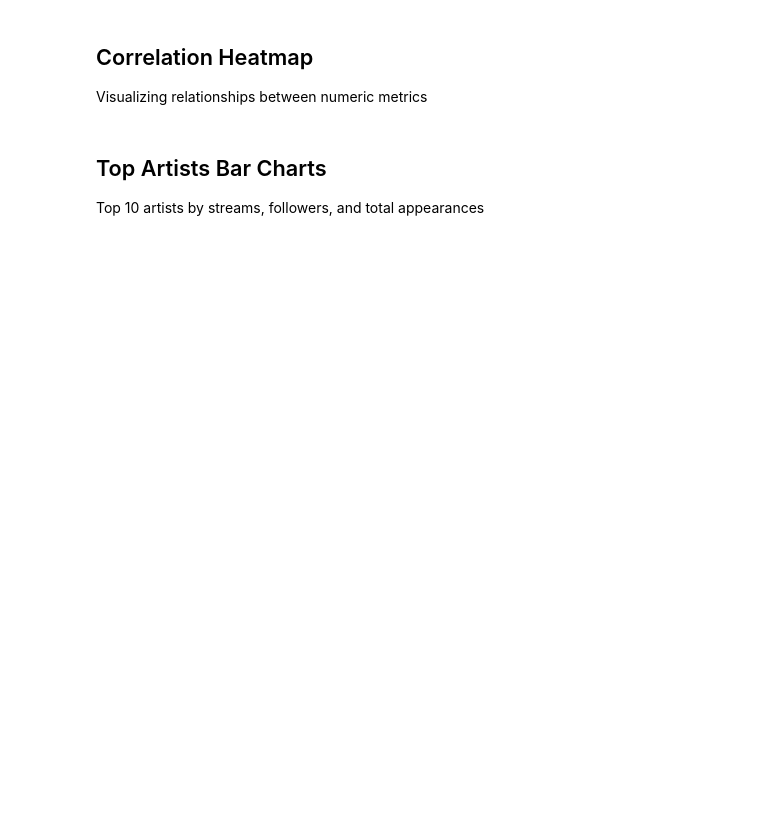
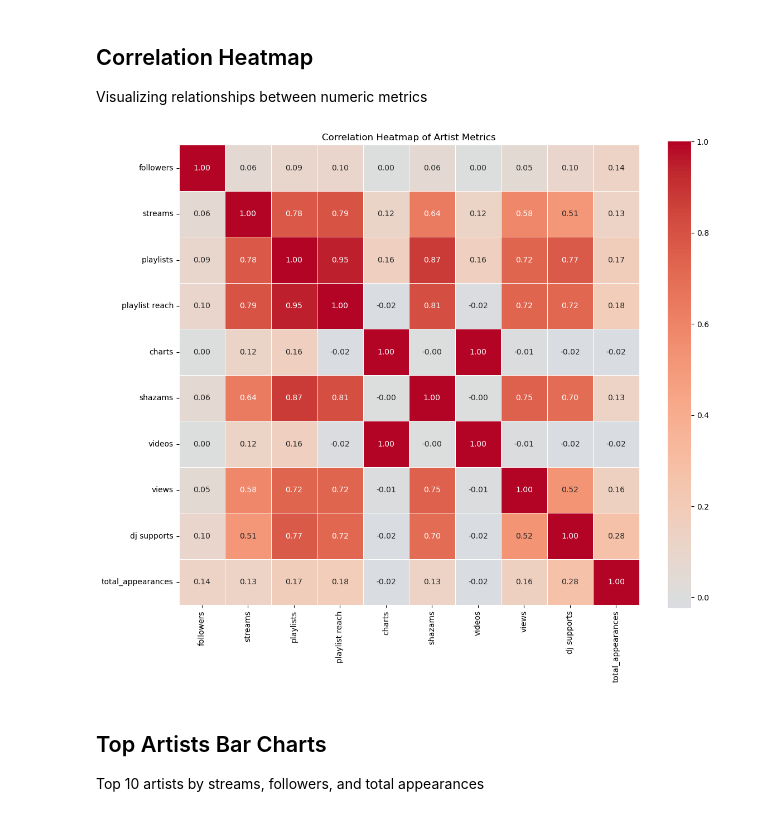
Before and after one commit to anhminhnguyen2/ds_festivals_project, a Jupyter notebook: edc_vegas/notebook/5.eda.ipynb, the cells around one changed output. Cells and saved outputs as stored; diff of their text form; code cells hidden in the pictures; blank space fills up the shorter version.

```diff
--- a/edc_vegas/notebook/5.eda.ipynb
+++ b/edc_vegas/notebook/5.eda.ipynb
@@ -63,18 +66,23 @@ Visualizing relationships between numeric metrics
 # %%
 # Select numeric columns for correlation
 numeric_cols = ['followers', 'streams', 'playlists', 'playlist reach',
                 'charts', 'shazams', 'videos', 'views', 'dj supports', 'total_appearances']
 
+# Convert columns to numeric (handles string values)
+numeric_df = complete_df[numeric_cols].apply(pd.to_numeric, errors='coerce')
+
 # Calculate correlation matrix
-corr_matrix = complete_df[numeric_cols].corr()
+corr_matrix = numeric_df.corr()
 
 # Create heatmap
 plt.figure(figsize=(12, 10))
 sns.heatmap(corr_matrix, annot=True, cmap='coolwarm', center=0,
             fmt='.2f', linewidths=0.5, square=True)
 plt.title('Correlation Heatmap of Artist Metrics')
 plt.tight_layout()
 plt.show()
+# %% [output]
+[figure, added]
 # %% [markdown]
 ## Top Artists Bar Charts
 Top 10 artists by streams, followers, and total appearances
```
Also changed, not shown: parts of 2 cells of this notebook, 2 other files.
